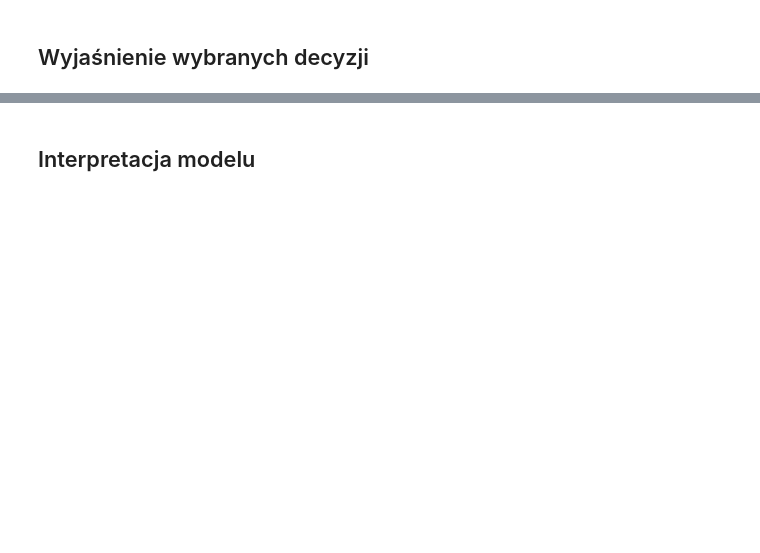
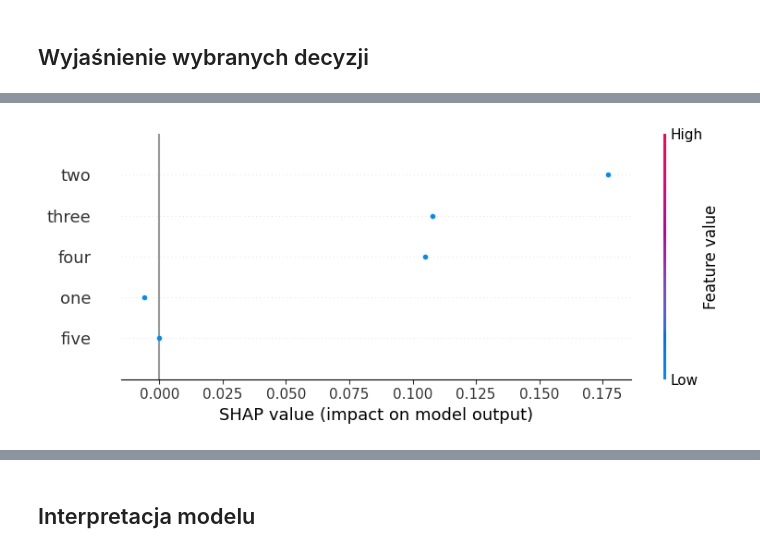
Before and after one commit to anras5/iswd, a Jupyter notebook: src/PREFERENCE-LEARNING/preference_learning.ipynb, the cells around one changed output, grey strips where cells are left out. Cells and saved outputs as stored; diff of their text form; code cells hidden in the pictures; blank space fills up the shorter version.

```diff
--- a/src/PREFERENCE-LEARNING/preference_learning.ipynb
+++ b/src/PREFERENCE-LEARNING/preference_learning.ipynb
@@ -595,0 +680,6 @@ Accuracy of the model on the test set: 80.72%
+# %%
+explainer = shap.KernelExplainer(model_predict, shap.kmeans(X_train_numpy, 10))
+shap_values = explainer.shap_values(np.expand_dims(X_sample_numpy[0], axis=0))
+shap.summary_plot(shap_values, np.expand_dims(X_sample_numpy[0], axis=0), feature_names=['one', 'two', 'three', 'four', 'five'])
+# %% [output]
+[figure, added]
```
Also changed, not shown: parts of 36 cells of this notebook, 3 other files.
